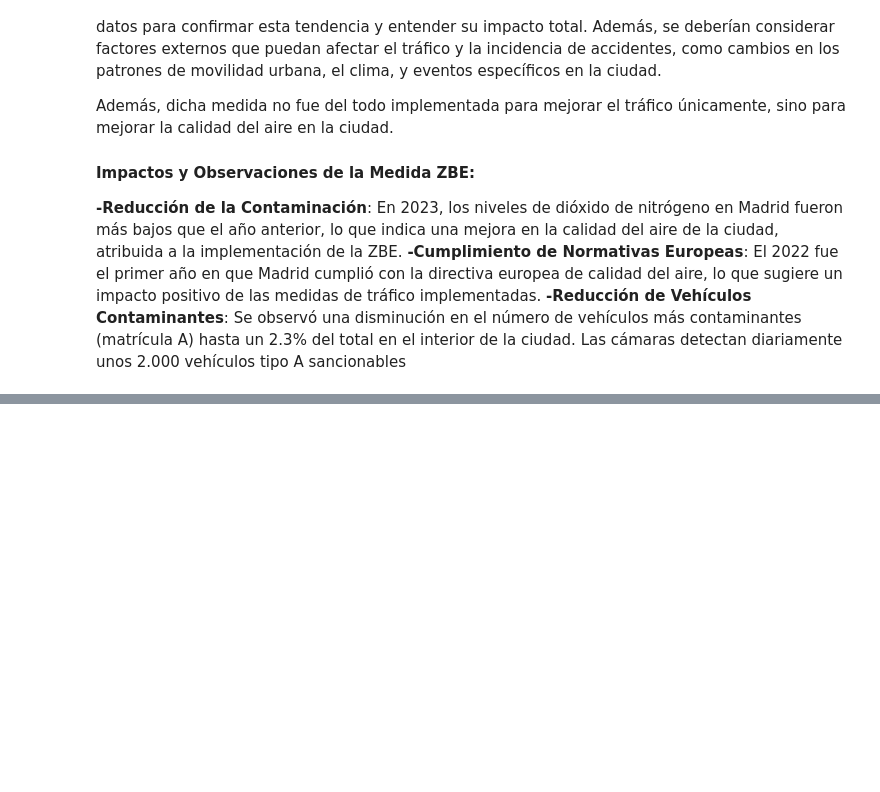
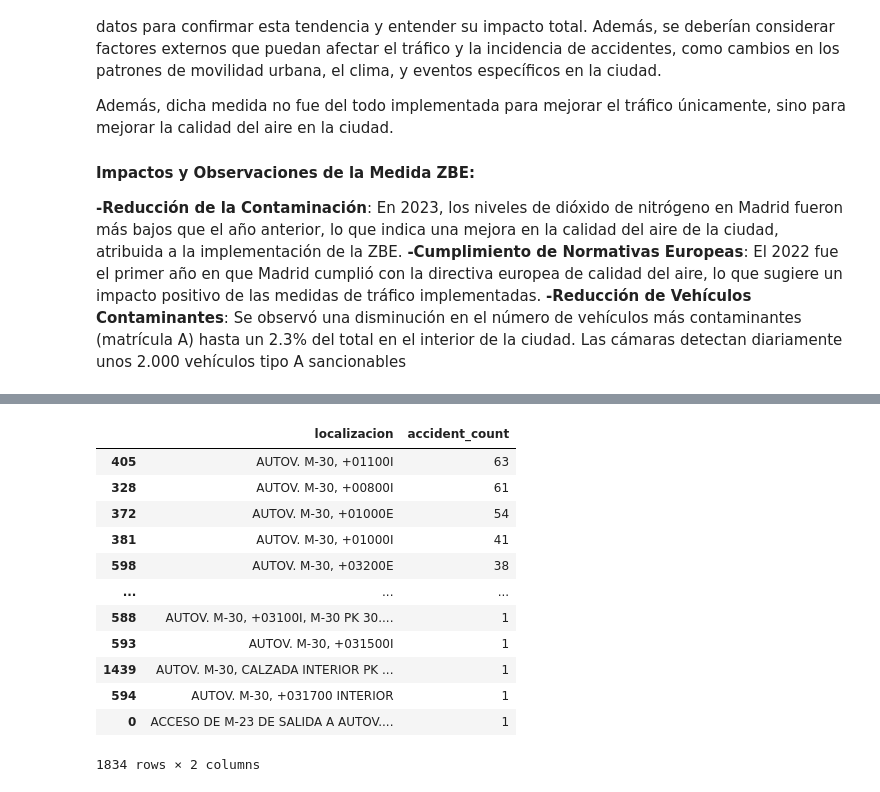
Before and after one commit to lucaramirezo/Traffic-Network-Transparency, a Jupyter notebook: E_calles.ipynb, the cells around one changed output, grey strips where cells are left out. Cells and saved outputs as stored; diff of their text form; code cells hidden in the pictures; blank space fills up the shorter version.

```diff
--- a/E_calles.ipynb
+++ b/E_calles.ipynb
@@ -309,0 +328,21 @@ Además, dicha medida no fue del todo implementada para mejorar el tráfico úni
+# %%
+# Agrupando por 'localizacion' y contando
+accident_counts = m30_data.groupby('localizacion').size().reset_index(name='accident_count')
+
+top_accident_locations = accident_counts.sort_values(by='accident_count', ascending=False)
+
+top_accident_locations
+# %% [output]
+|  | localizacion | accident_count |
+| 405 | AUTOV. M-30, +01100I | 63 |
+| 328 | AUTOV. M-30, +00800I | 61 |
+| 372 | AUTOV. M-30, +01000E | 54 |
+| 381 | AUTOV. M-30, +01000I | 41 |
+| 598 | AUTOV. M-30, +03200E | 38 |
+| ... | ... | ... |
+| 588 | AUTOV. M-30, +03100I, M-30 PK 30.... | 1 |
+| 593 | AUTOV. M-30, +031500I | 1 |
+| 1439 | AUTOV. M-30, CALZADA INTERIOR PK ... | 1 |
+| 594 | AUTOV. M-30, +031700 INTERIOR | 1 |
+| 0 | ACCESO DE M-23 DE SALIDA A AUTOV.... | 1 |
+1834 rows × 2 columns
```
Also changed, not shown: parts of 5 cells of this notebook, 1 other file.
